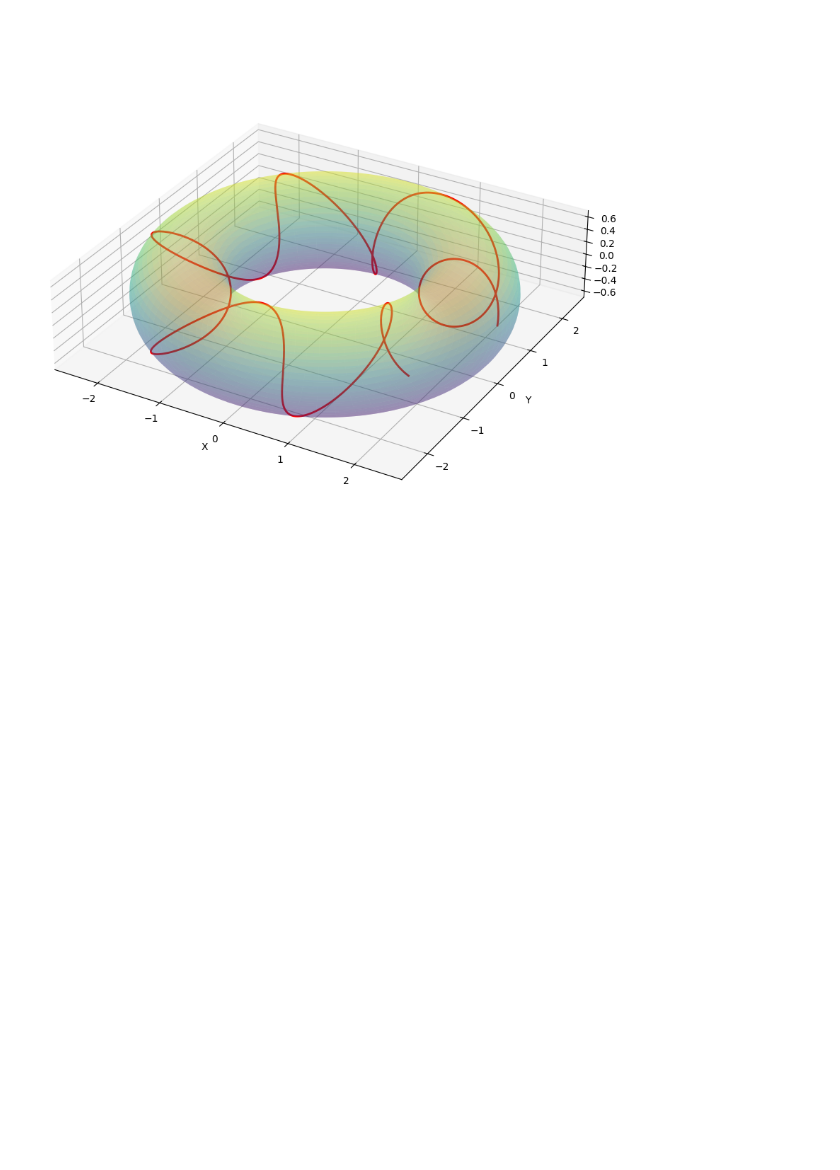
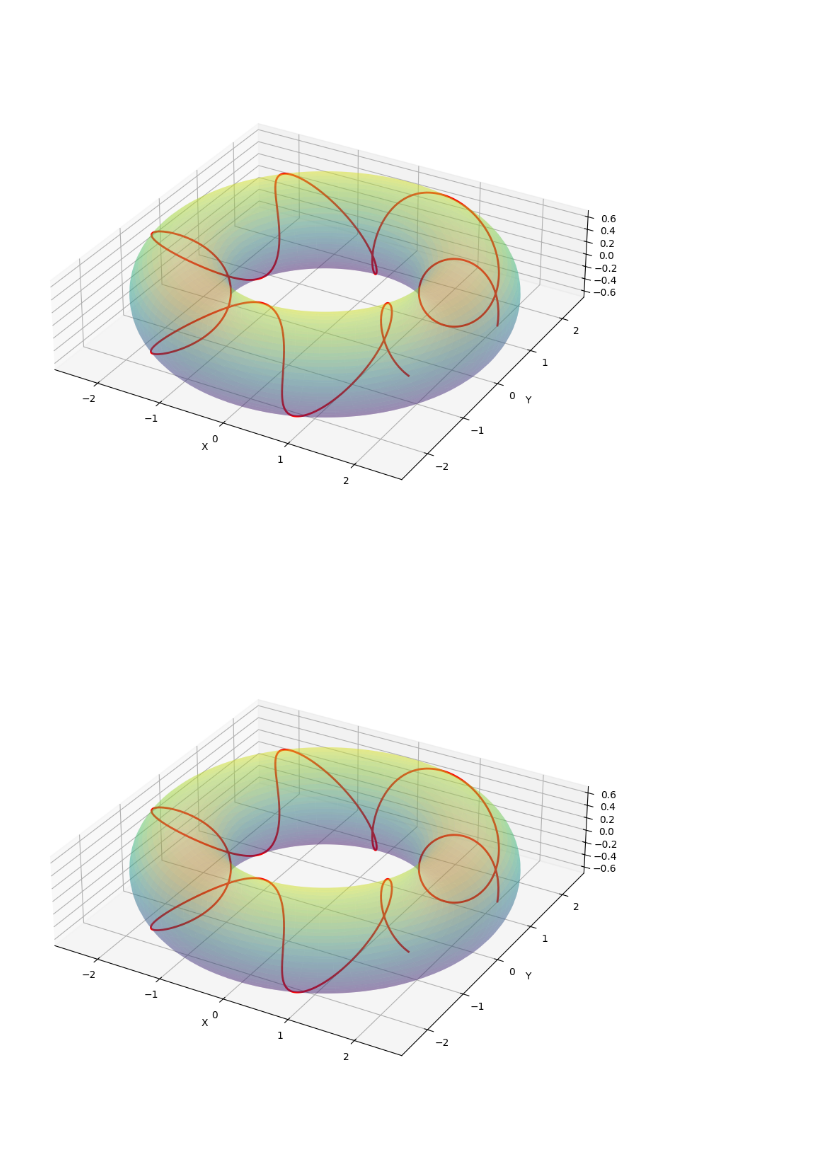
Before and after one commit to Condorbox/numerical_resolution_geodesic_eq, a Jupyter notebook: Tor.ipynb, the cells around one changed output. Drawn from its saved outputs; the diff is of its cells as text; code cells hidden in the pictures; blank space fills up the shorter version.

```diff
--- a/Tor.ipynb
+++ b/Tor.ipynb
@@ -275,6 +275,106 @@ plt.tight_layout()
 plt.show()
 # %% [output]
 [figure]
+# %%
+import numpy as np
+import matplotlib.pyplot as plt
+from scipy.integrate import solve_ivp
+
+# =========================
+# Torus parameters
+# =========================
+R = 2.0     # major radius
+r = 0.7     # minor radius
+
+# =========================
+# Geodesic system
+# =========================
+def geodesic(t, Y):
+    u, up, v, vp = Y
+
+    du = up
+    dup = -((R + r*np.cos(u)) * np.sin(u) / r) * vp**2
+    dv = vp
+    dvp = -2*(r*np.sin(u)/(R + r*np.cos(u))) * up * vp
+
+    return [du, dup, dv, dvp]
+
+# =========================
+# Initial conditions
+# =========================
+
+u0 = 0.3
+v0 = 0.0
+
+alpha = np.pi/4   # initial angle
+# alpha = np.pi/6
+# alpha = np.pi/3
+# alpha = 0.1
+# alpha = 1.2
+
+a = np.cos(alpha)/r
+b = np.sin(alpha)/(R + r*np.cos(u0))
+
+Y0 = [u0, a, v0, b]
+
+T = 40
+
+# =========================
+# Numerical integration
+# =========================
+
+sol = solve_ivp(geodesic, [0, T], Y0,method='RK45', max_step=0.0001)
+
+u = sol.y[0]
+v = sol.y[2]
+
+# =========================
+# Convert to 3D coordinates
+# =========================
+
+def torus(u,v):
+    x = (R + r*np.cos(u))*np.cos(v)
+    y = (R + r*np.cos(u))*np.sin(v)
+    z = r*np.sin(u)
+    return x,y,z
+
+x,y,z = torus(u,v)
+
+# =========================
+# Plot torus + geodesic
+# =========================
+
+# Torus mesh
+U = np.linspace(0, 2*np.pi, 200)
+V = np.linspace(0, 2*np.pi, 200)
+U, V = np.meshgrid(U, V)
+
+X = (R + r*np.cos(U))*np.cos(V)
+Y = (R + r*np.cos(U))*np.sin(V)
+Z = r*np.sin(U)
+
+fig = plt.figure(figsize=(8,8))
+ax = fig.add_subplot(111, projection='3d')
+
+ax.plot_surface(X, Y, Z,
+                alpha=0.3,
+                cmap='viridis',
+                edgecolor='none')
+
+ax.plot(x, y, z, linewidth=2, color='red')
+
+ax.set_zlim(-r, r)
+ax.set_xlim(-(R+r), R+r)
+ax.set_ylim(-(R+r), R+r)
+ax.set_box_aspect([2*(R+r), 2*(R+r), 2*r])
+ax.set_xlabel('X')
+ax.set_ylabel('Y')
+ax.set_zlabel('Z')
+
+plt.tight_layout()
+plt.show()
+# %% [output]
+[figure, added]
 # %%
 import numpy as np
 import matplotlib.pyplot as plt
```
Also changed, not shown: parts of 3 cells of this notebook, 2 other files.
